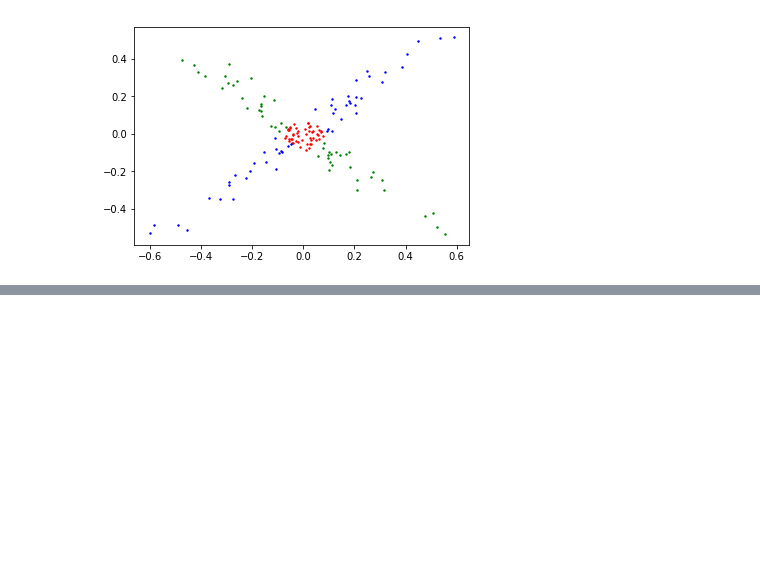
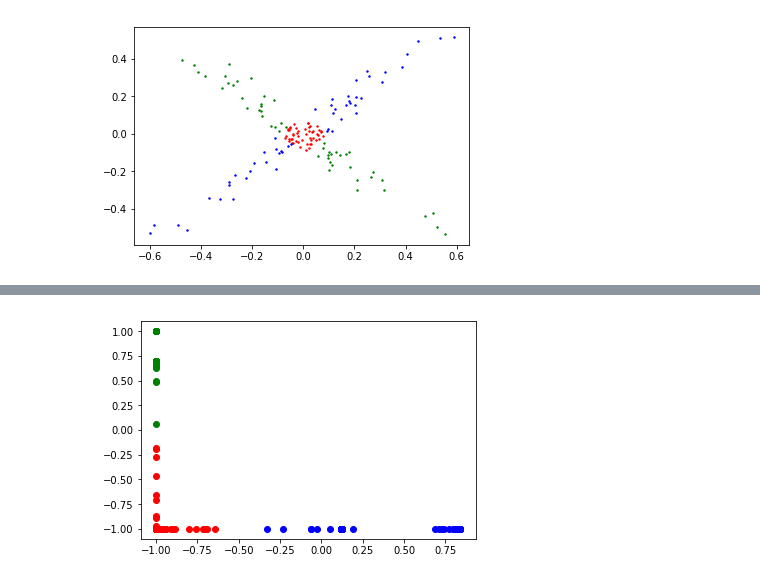
Before and after one commit to hermesribeiro/lk, a Jupyter notebook: Deep Learning and Process Engineering.ipynb, the cells around one changed output, grey strips where cells are left out. Saved outputs shown, nothing was run; the diff lists cells and outputs as text; code cells hidden in the pictures; blank space fills up the shorter version.

```diff
--- a/Deep Learning and Process Engineering.ipynb
+++ b/Deep Learning and Process Engineering.ipynb
@@ -437,0 +203,13 @@ The above description of our problem a much idealized condition. In real life, h
+# %%
+# Retrieving the outputs in the last layer space (LLS)
+inter = Model(inputs=model.input, outputs=model.get_layer('l1').output)
+interout = inter.predict(data)
+# Plotting  the ANN outputs in the LLS
+fig = plt.figure()
+ax = fig.add_subplot(111)
+ax.plot(interout[i[0]:i[1],1],interout[i[0]:i[1],0],'ro',
+         interout[i[1]:i[2],1],interout[i[1]:i[2],0],'bo',
+         interout[i[2]:i[3],1],interout[i[2]:i[3],0],'go')
+plt.show()
+# %% [output]
+[figure, added]
```
Also changed, not shown: parts of 56 cells of this notebook, 3 other files.
